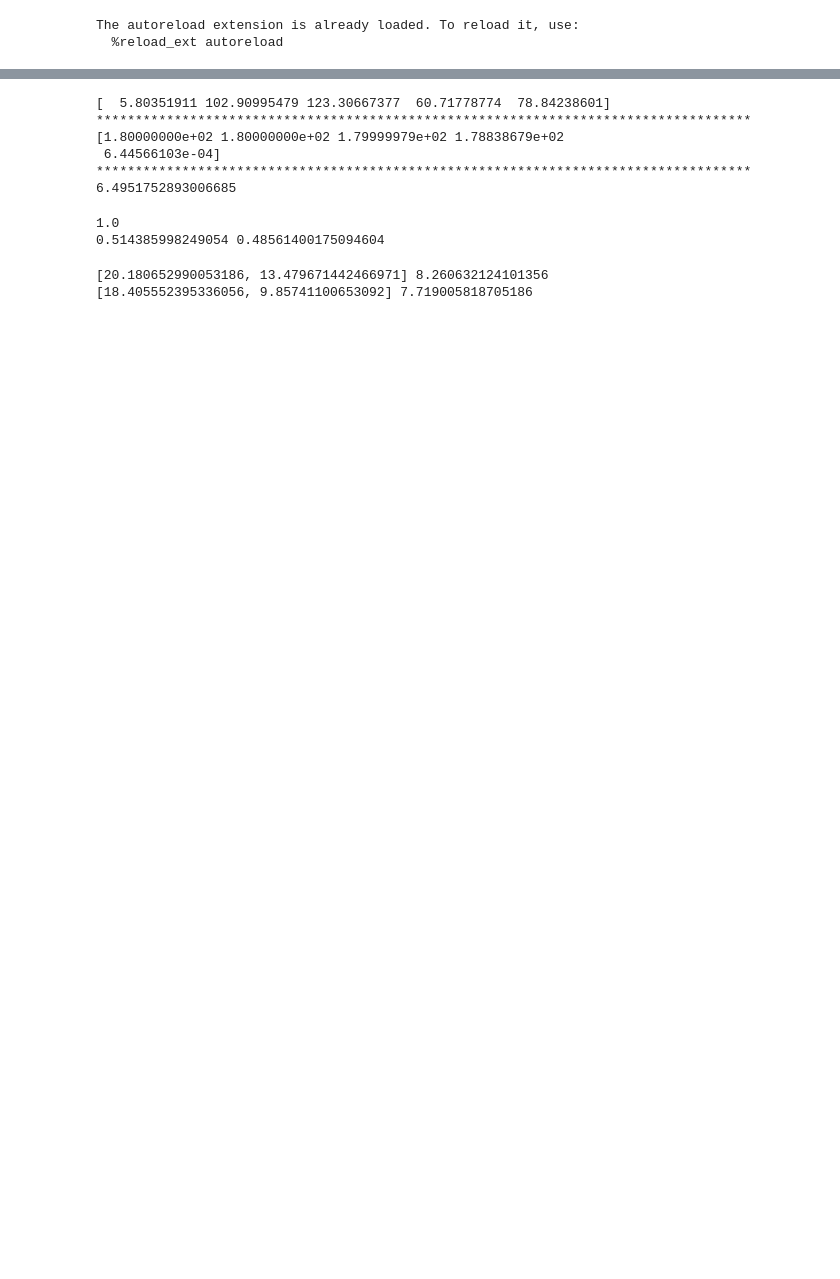
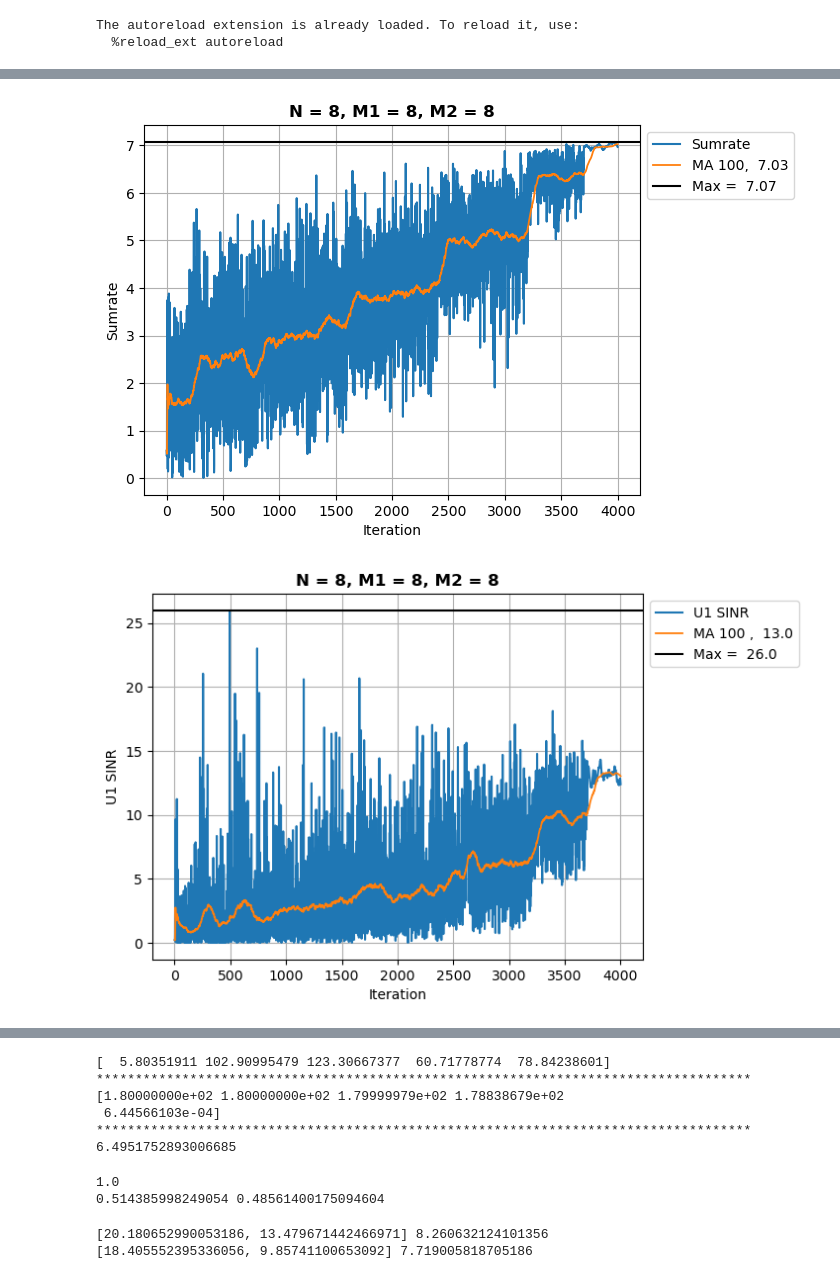
Before and after one commit to DanesH-Abdollahi/IRS-Project, a Jupyter notebook: src/main.ipynb, the cells around one changed output, grey strips where cells are left out. Cells and saved outputs as stored; diff of their text form; code cells hidden in the pictures; blank space fills up the shorter version.

```diff
--- a/src/main.ipynb
+++ b/src/main.ipynb
@@ -106,5 +122,5 @@ def run(episodes: int, iterations: int, env=None, method="Episods_Iterations"):
 # %%
-def run2(iterations: int, env=None, method="Iterations_Only"):
+def run2(iterations: int, env=None, agent=None, method="Iterations_Only"):
     sigma = 1e-2
 
     if env == None :
@@ -113,7 +129,7 @@ def run2(iterations: int, env=None, method="Iterations_Only"):
                             irs2_to_antenna=30, irs1_to_irs2=40, transmitted_power=1)
 
         U1 = env.CreateUser(distance_to_antenna=50, distance_to_irs1=50, distance_to_irs2=30,
-                            noise_var=sigma**2, los_to_antenna=True, los_to_irs1=True,
+                            noise_var=sigma**2, los_to_antenna=False, los_to_irs1=False,
                             los_to_irs2=True, sinr_threshold=3, penalty=0, allocated_power=0.5, weight=1)
 
         U2 = env.CreateUser(distance_to_antenna=60, distance_to_irs1=40, distance_to_irs2=20,
@@ -123,9 +139,10 @@ def run2(iterations: int, env=None, method="Iterations_Only"):
 
     num_of_actions = env.M1 + env.M2 + len(env.Users) * env.N + env.num_of_users - 1
 
-    agent = Agent(num_states=env.num_of_users, bound=1, batch_size=128, max_size=100000,
-                    env=env, n_actions=num_of_actions,
-                    noise=0.02, alpha=0.0002, beta=0.0004, fc1=512, fc2=256)
+    if agent == None :
+        agent = Agent(num_states=env.num_of_users, bound=1, batch_size=128, max_size=100000,
+                        env=env, n_actions=num_of_actions,
+                        noise=0.02, alpha=0.0002, beta=0.0004, fc1=512, fc2=256)
 
 
     num_of_iterations = iterations
@@ -141,16 +158,17 @@ def run2(iterations: int, env=None, method="Iterations_Only"):
         if iter < num_of_iterations / 5:
             agent.noise = 0.5
         elif iter < num_of_iterations * 2 / 5:
+            agent.noise = 0.4
+        elif iter < num_of_iterations * 3 / 5:
             agent.noise = 0.3
-        elif iter < num_of_iterations * 3 / 5:
+        elif iter < num_of_iterations * 4 / 5:
             agent.noise = 0.2
-        elif iter < num_of_iterations * 4 / 5:
+        elif iter < num_of_iterations - 300 :
             agent.noise = 0.1
-        elif iter < num_of_iterations - 300 :
-            agent.noise = 0.05
         else:
             agent.noise = 0.001
 
+        # agent.noise = (0.5) / (log(iter + 1, 2) + 1)
 
         action = agent.choose_action(obs)
 
@@ -168,7 +186,7 @@ def run2(iterations: int, env=None, method="Iterations_Only"):
             u1_sinr=U1_SINR, u2_sinr=U2_SINR, mean=False,
             title=f"N = {env.N}, M1 = {env.M1}, M2 = {env.M2}", method=method)
 
-    # return U1, U2
+    return agent
 # %%
 # Construct 2 equivalent environment
 sigma = 1e-2
@@ -249,0 +260,5 @@ run2(5000, env=env2)
+# %%
+agent1 = run2(4000, env=env2)
+# %% [output]
+[figure, added]
+[figure, added]
```
Also changed, not shown: parts of 6 cells of this notebook.
